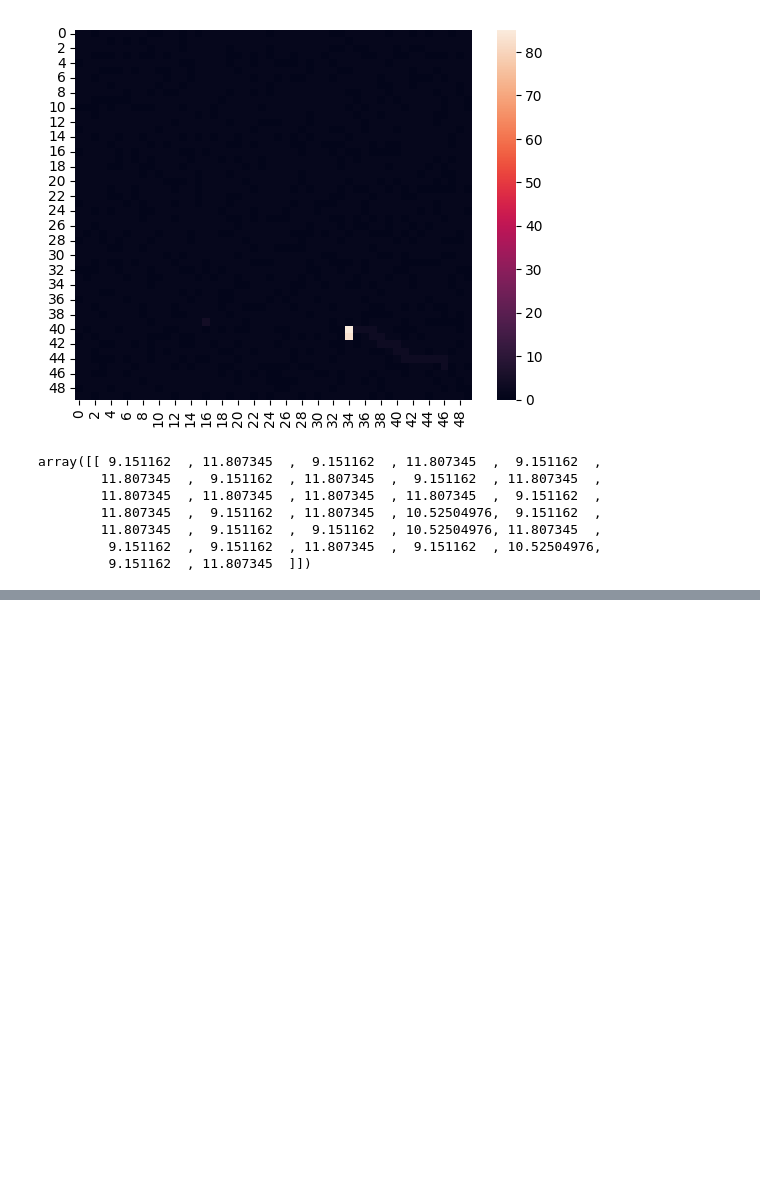
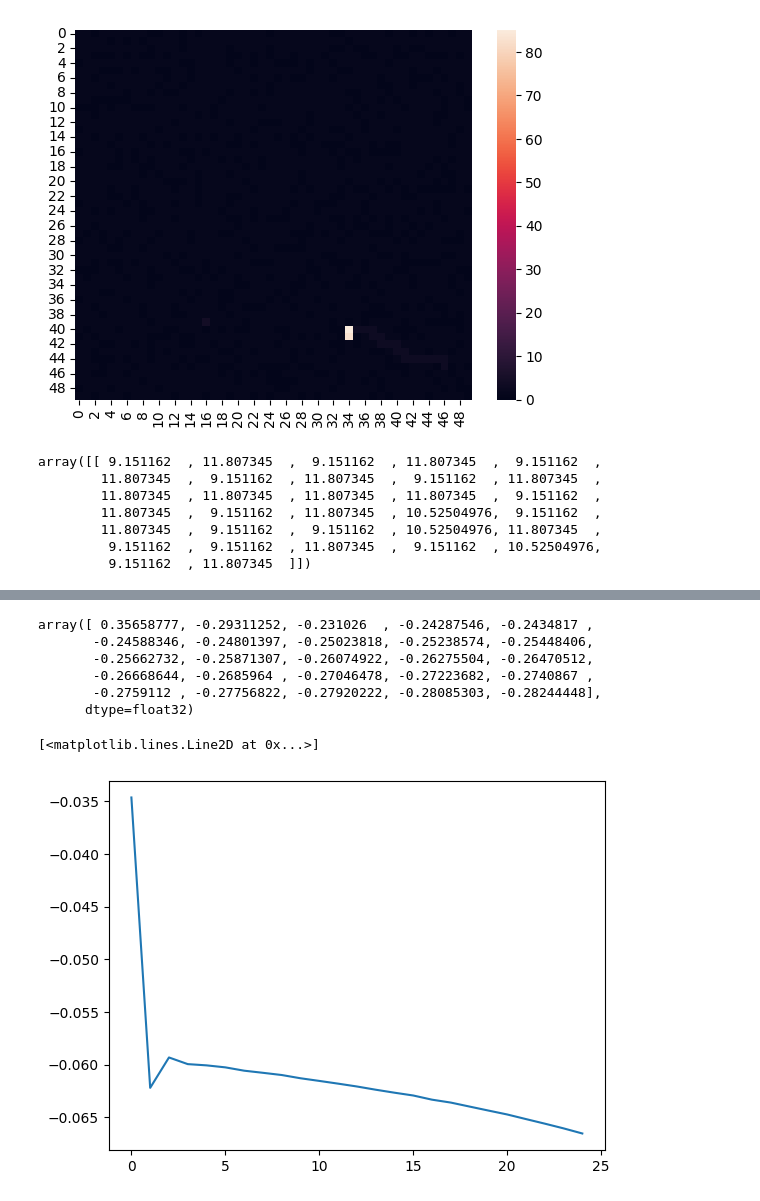
Before and after one commit to hackathon24rosatom/nothern_sea_router, a Jupyter notebook: test.ipynb, the cells around one changed output, grey strips where cells are left out. Saved outputs shown, nothing was run; the diff lists cells and outputs as text; code cells hidden in the pictures; blank space fills up the shorter version.

```diff
--- a/test.ipynb
+++ b/test.ipynb
@@ -521,5 +678,5 @@ algo = cql_config.build()
 # %%
-for i in range(20):
+for i in range(100):
     hist = algo.step()
-    print(f'Iter = {i}\tMean reward = {hist["evaluation"]["sampler_results"]["episode_reward_mean"]}')
+    print(f'Iter = {i}\tMean reward = {hist["sampler_results"]["episode_reward_mean"]}')
 # %% [output]
@@ -549,3 +694,5 @@ hist
+# %%
+algo.load_checkpoint(checkpoint_dir='./opa/')
 # %%
 def alg_eval(env: WaterWorldGeo, algo):
     all_actions = []
@@ -569,0 +721,2 @@ def alg_eval(env: WaterWorldGeo, algo):
+# %%
+a.step({0: (0.2, 0.4)})
@@ -570,2 +743,2 @@ def alg_eval(env: WaterWorldGeo, algo):
 # %%
-res = alg_eval(wwg, algo)
+res = alg_eval(a , algo)
@@ -595,0 +794,14 @@ res
+# %%
+array(res['actions'])[:, 0]
+# %% [output]
+array([ 0.35658777, -0.29311252, -0.231026  , -0.24287546, -0.2434817 ,
+       -0.24588346, -0.24801397, -0.25023818, -0.25238574, -0.25448406,
+       -0.25662732, -0.25871307, -0.26074922, -0.26275504, -0.26470512,
+       -0.26668644, -0.2685964 , -0.27046478, -0.27223682, -0.2740867 ,
+       -0.2759112 , -0.27756822, -0.27920222, -0.28085303, -0.28244448],
+      dtype=float32)
+# %%
+plt.plot(array(res['actions'])[:, 1])
+# %% [output]
+[<matplotlib.lines.Line2D at 0x...>]
+[figure, added]
```
Also changed, not shown: parts of 35 cells of this notebook, 8 other files.
